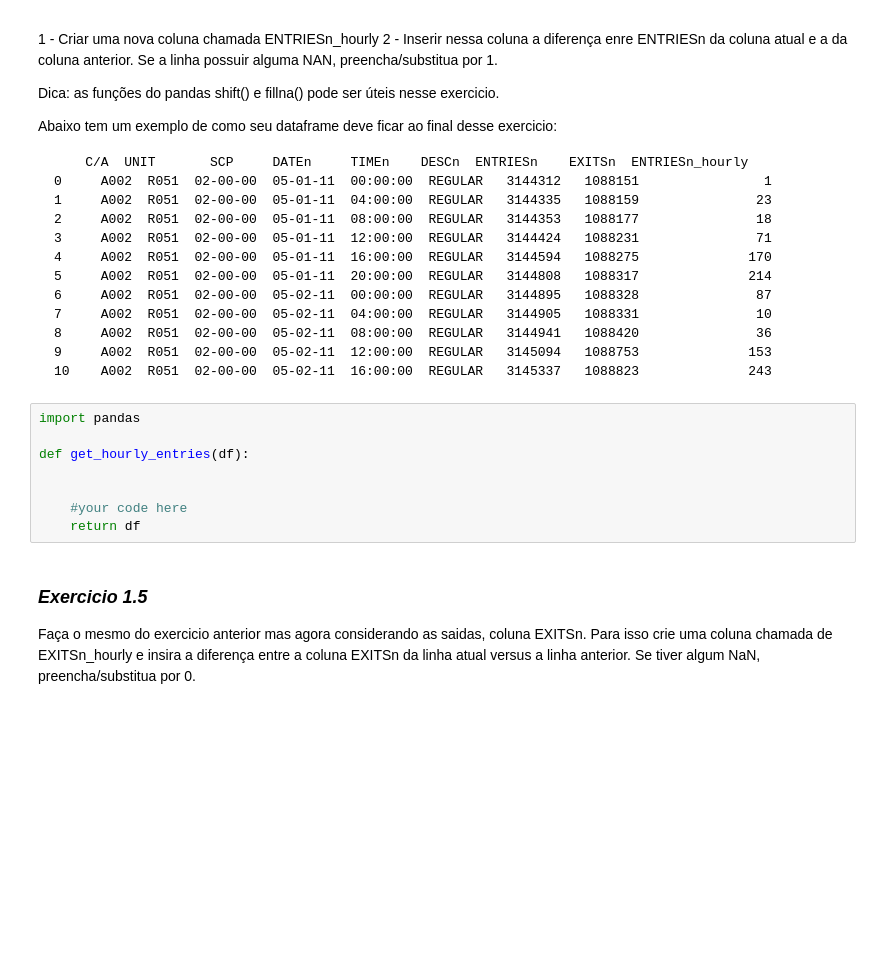
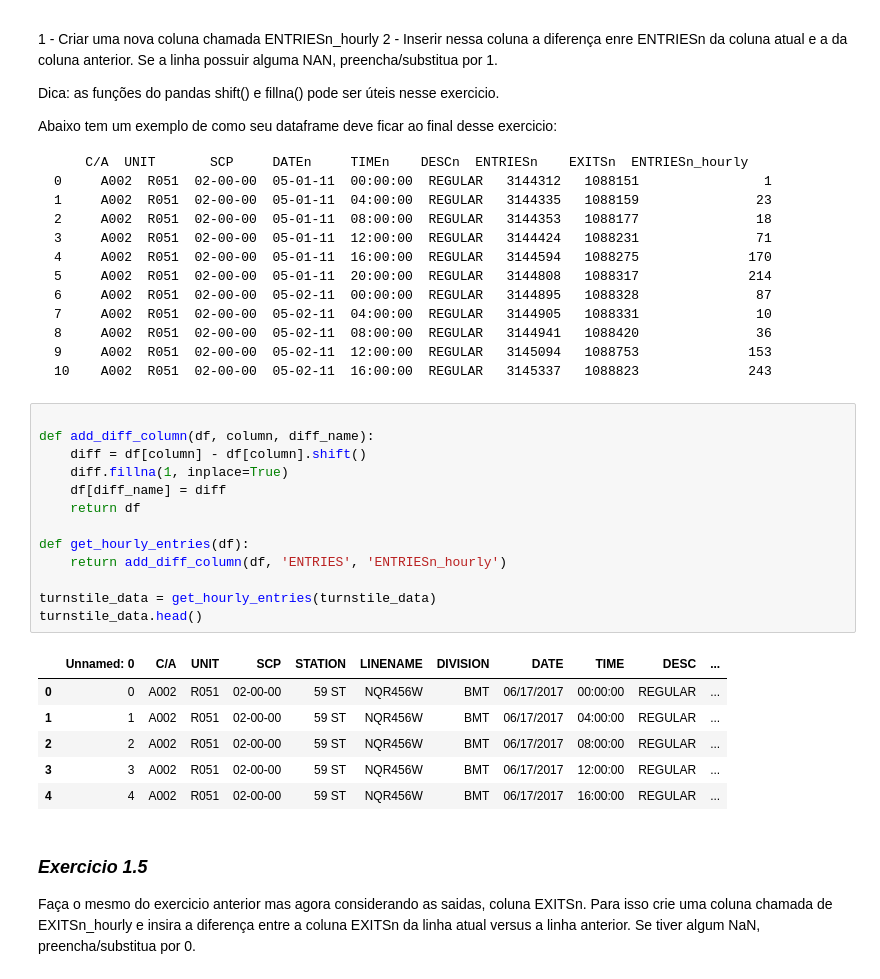
Before and after one commit to DaviBrg/nd_dsii_project_1, a Jupyter notebook: analyzing-subway-data-ndfdsi.ipynb, the cells around one changed output. Drawn from its saved outputs; the diff is of its cells as text; blank space fills up the shorter version.

```diff
--- a/analyzing-subway-data-ndfdsi.ipynb
+++ b/analyzing-subway-data-ndfdsi.ipynb
@@ -199,14 +202,26 @@ Abaixo tem um exemplo de como seu dataframe deve ficar ao final desse exercicio:
     8     A002  R051  02-00-00  05-02-11  08:00:00  REGULAR   3144941   1088420               36
     9     A002  R051  02-00-00  05-02-11  12:00:00  REGULAR   3145094   1088753              153
     10    A002  R051  02-00-00  05-02-11  16:00:00  REGULAR   3145337   1088823              243
-# %%
-import pandas
-
-def get_hourly_entries(df):
-
-
-    #your code here
-    return df
+# %%
+
+def add_diff_column(df, column, diff_name):
+    diff = df[column] - df[column].shift()
+    diff.fillna(1, inplace=True)
+    df[diff_name] = diff
+    return df
+
+def get_hourly_entries(df):
+    return add_diff_column(df, 'ENTRIES', 'ENTRIESn_hourly')
+
+turnstile_data = get_hourly_entries(turnstile_data)
+turnstile_data.head()
+# %% [output]
+|  | Unnamed: 0 | C/A | UNIT | SCP | STATION | LINENAME | DIVISION | DATE | TIME | DESC | ... |
+| 0 | 0 | A002 | R051 | 02-00-00 | 59 ST | NQR456W | BMT | 06/17/2017 | 00:00:00 | REGULAR | ... |
+| 1 | 1 | A002 | R051 | 02-00-00 | 59 ST | NQR456W | BMT | 06/17/2017 | 04:00:00 | REGULAR | ... |
+| 2 | 2 | A002 | R051 | 02-00-00 | 59 ST | NQR456W | BMT | 06/17/2017 | 08:00:00 | REGULAR | ... |
+| 3 | 3 | A002 | R051 | 02-00-00 | 59 ST | NQR456W | BMT | 06/17/2017 | 12:00:00 | REGULAR | ... |
+| 4 | 4 | A002 | R051 | 02-00-00 | 59 ST | NQR456W | BMT | 06/17/2017 | 16:00:00 | REGULAR | ... |
 # %% [markdown]
 ### *Exercicio 1.5*
 
```
Also changed, not shown: parts of 25 cells of this notebook, 3 other files.
